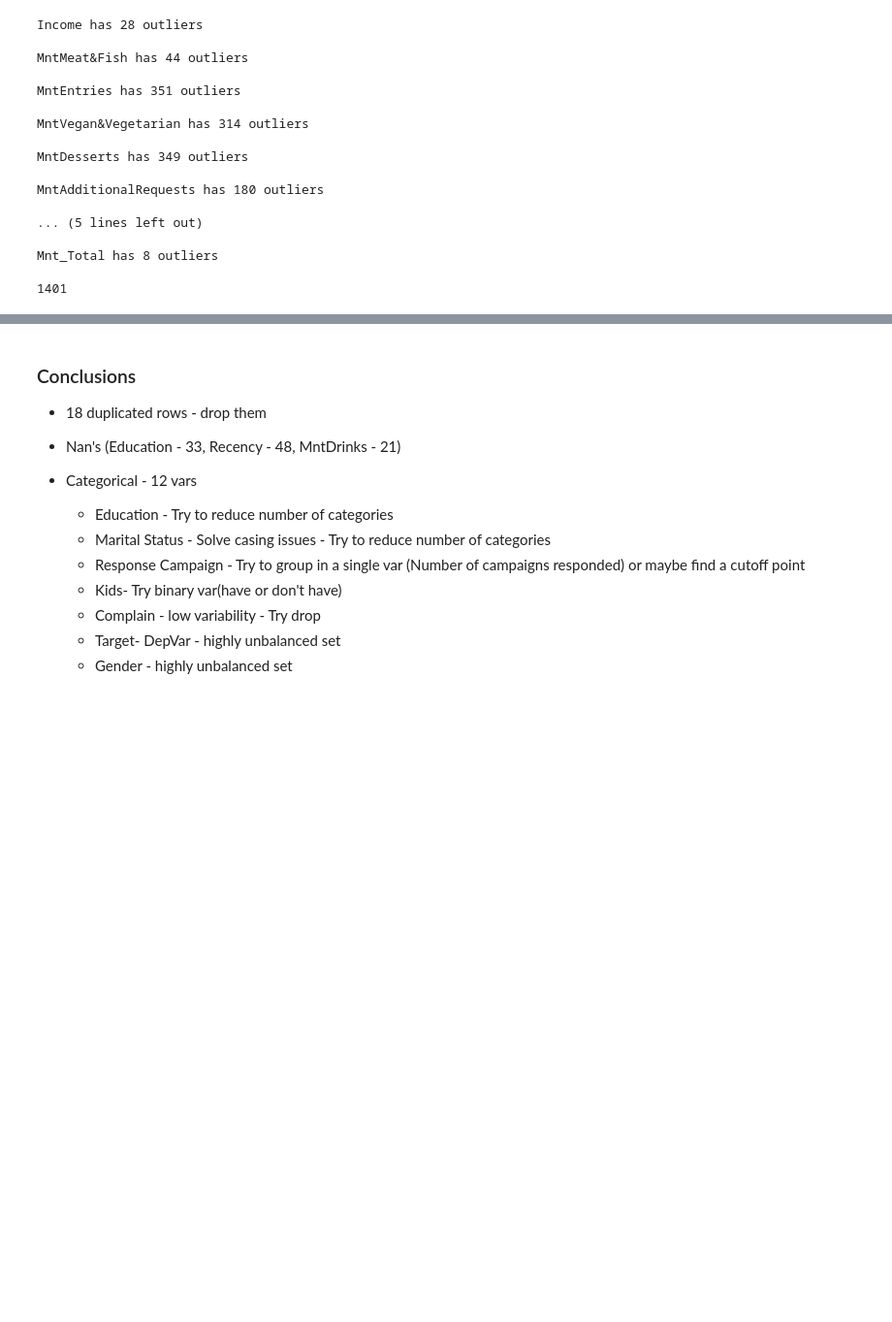
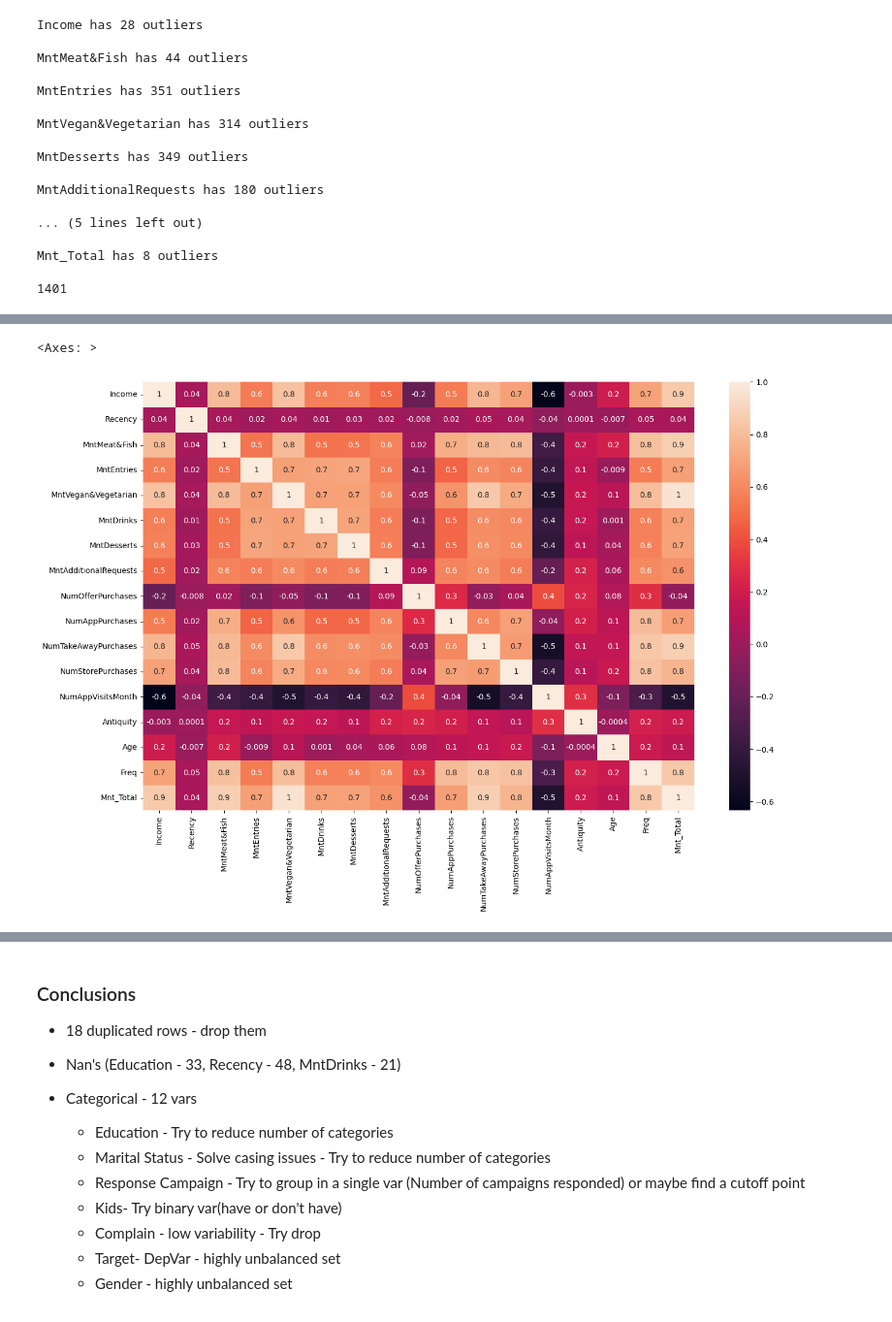
Before and after one commit to EFSA-Jedi-Group/Data-Science-and-ML, a Jupyter notebook: Project 2/Deliverables/DSML_202223_Predictive_Group21_Notebook_COPY.ipynb, the cells around one changed output, grey strips where cells are left out. Shown at 97% size. Drawn from its saved outputs; the diff is of its cells as text; code cells hidden in the pictures; blank space fills up the shorter version.

```diff
--- a/Project 2/Deliverables/DSML_202223_Predictive_Group21_Notebook_COPY.ipynb
+++ b/Project 2/Deliverables/DSML_202223_Predictive_Group21_Notebook_COPY.ipynb
@@ -318,0 +335,11 @@ Income has 23 outliers
+# %%
+# Heatmap to assess correlations
+
+numeric_corr = numeric.corr(method = 'spearman')
+
+figure = plt.figure(figsize = (16, 10))
+
+sns.heatmap(numeric_corr, annot = True, fmt = '.1g')
+# %% [output]
+<Axes: >
+[figure, added]
```
Also changed, not shown: parts of 17 cells of this notebook.
